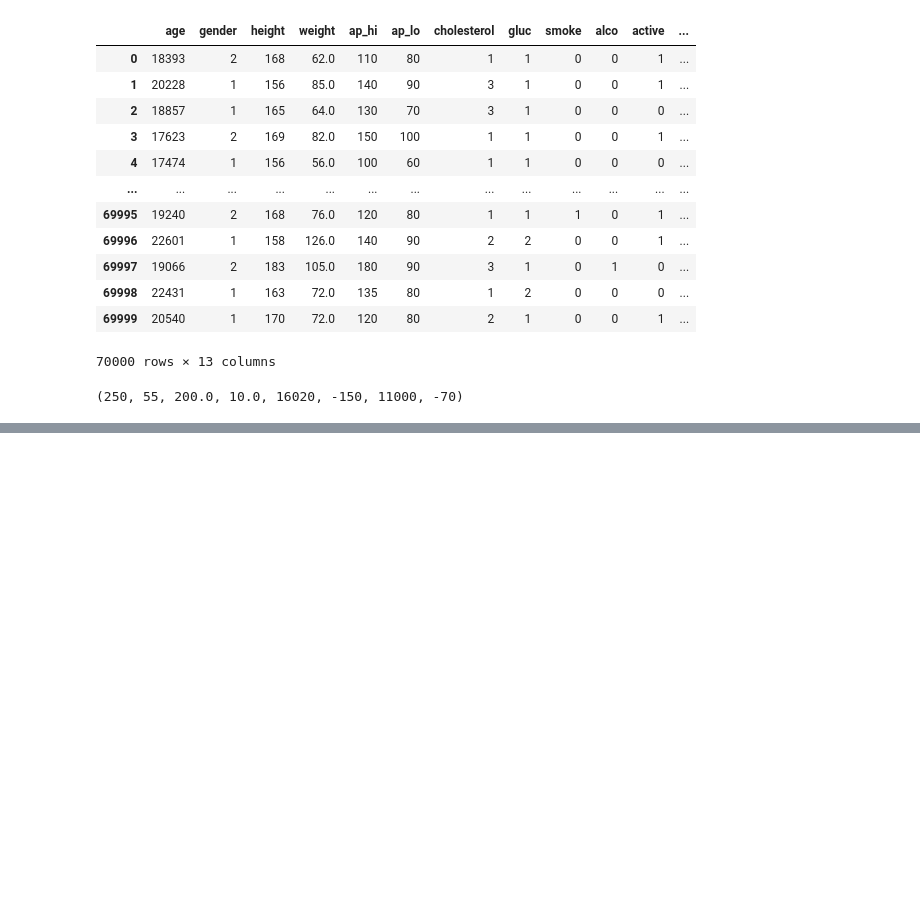
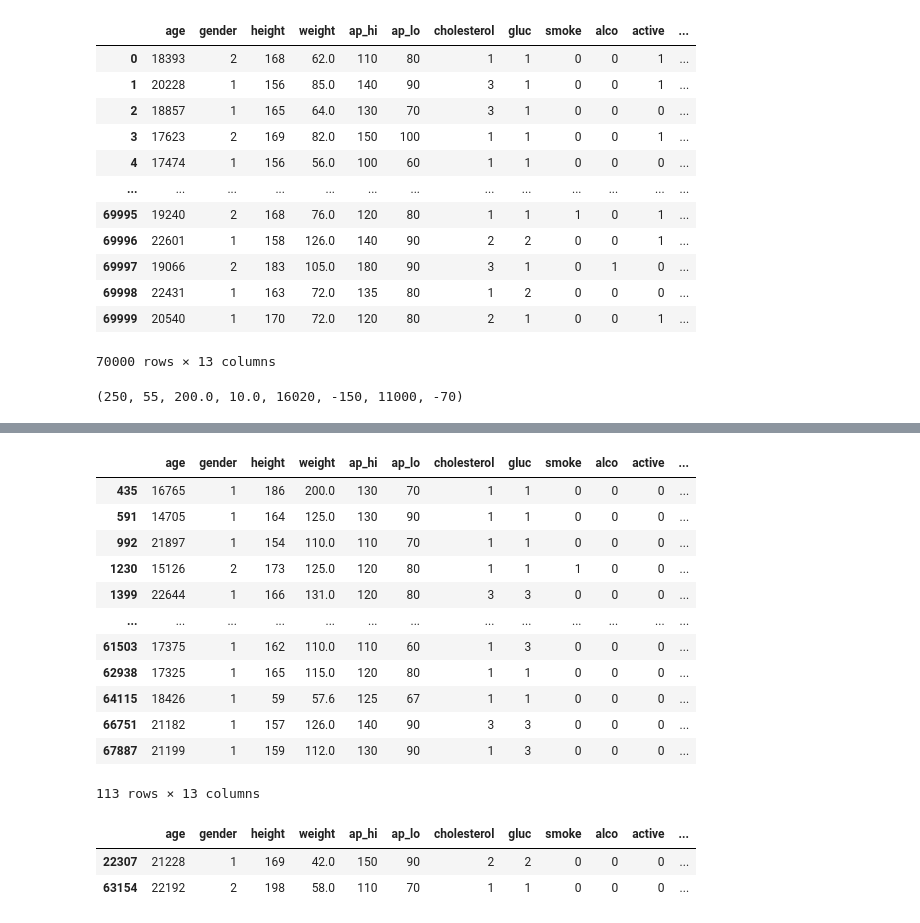
Before and after one commit to jpphi/prj_final, a Jupyter notebook: E1/E1_baseb12.ipynb, the cells around one changed output, grey strips where cells are left out. Saved outputs shown, nothing was run; the diff lists cells and outputs as text; code cells hidden in the pictures; blank space fills up the shorter version.

```diff
--- a/E1/E1_baseb12.ipynb
+++ b/E1/E1_baseb12.ipynb
@@ -57,0 +174,22 @@ cte_age_an_jour= 365,242199
+# %%
+df[ (df.IMC>40)&(df.cardio== 0)&(df.active== 0)]
+# %% [output]
+|  | age | gender | height | weight | ap_hi | ap_lo | cholesterol | gluc | smoke | alco | active | ... |
+| 435 | 16765 | 1 | 186 | 200.0 | 130 | 70 | 1 | 1 | 0 | 0 | 0 | ... |
+| 591 | 14705 | 1 | 164 | 125.0 | 130 | 90 | 1 | 1 | 0 | 0 | 0 | ... |
+| 992 | 21897 | 1 | 154 | 110.0 | 110 | 70 | 1 | 1 | 0 | 0 | 0 | ... |
+| 1230 | 15126 | 2 | 173 | 125.0 | 120 | 80 | 1 | 1 | 1 | 0 | 0 | ... |
+| 1399 | 22644 | 1 | 166 | 131.0 | 120 | 80 | 3 | 3 | 0 | 0 | 0 | ... |
+| ... | ... | ... | ... | ... | ... | ... | ... | ... | ... | ... | ... | ... |
+| 61503 | 17375 | 1 | 162 | 110.0 | 110 | 60 | 1 | 3 | 0 | 0 | 0 | ... |
+| 62938 | 17325 | 1 | 165 | 115.0 | 120 | 80 | 1 | 1 | 0 | 0 | 0 | ... |
+| 64115 | 18426 | 1 | 59 | 57.6 | 125 | 67 | 1 | 1 | 0 | 0 | 0 | ... |
+| 66751 | 21182 | 1 | 157 | 126.0 | 140 | 90 | 3 | 3 | 0 | 0 | 0 | ... |
+| 67887 | 21199 | 1 | 159 | 112.0 | 130 | 90 | 1 | 3 | 0 | 0 | 0 | ... |
+113 rows × 13 columns
+# %%
+df[ (df.IMC<15)&(df.cardio== 0)&(df.active== 0) ]
+# %% [output]
+|  | age | gender | height | weight | ap_hi | ap_lo | cholesterol | gluc | smoke | alco | active | ... |
+| 22307 | 21228 | 1 | 169 | 42.0 | 150 | 90 | 2 | 2 | 0 | 0 | 0 | ... |
+| 63154 | 22192 | 2 | 198 | 58.0 | 110 | 70 | 1 | 1 | 0 | 0 | 0 | ... |
```
Also changed, not shown: parts of 29 cells of this notebook, 3 other files.
